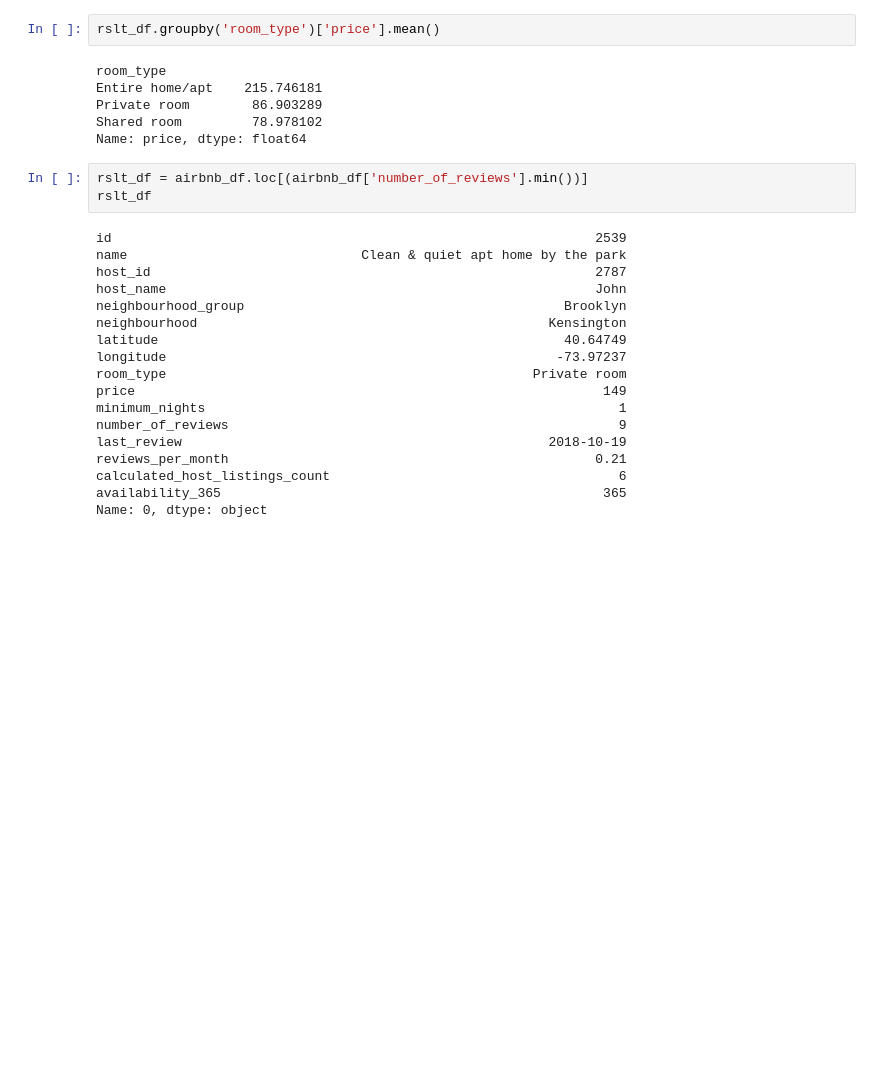
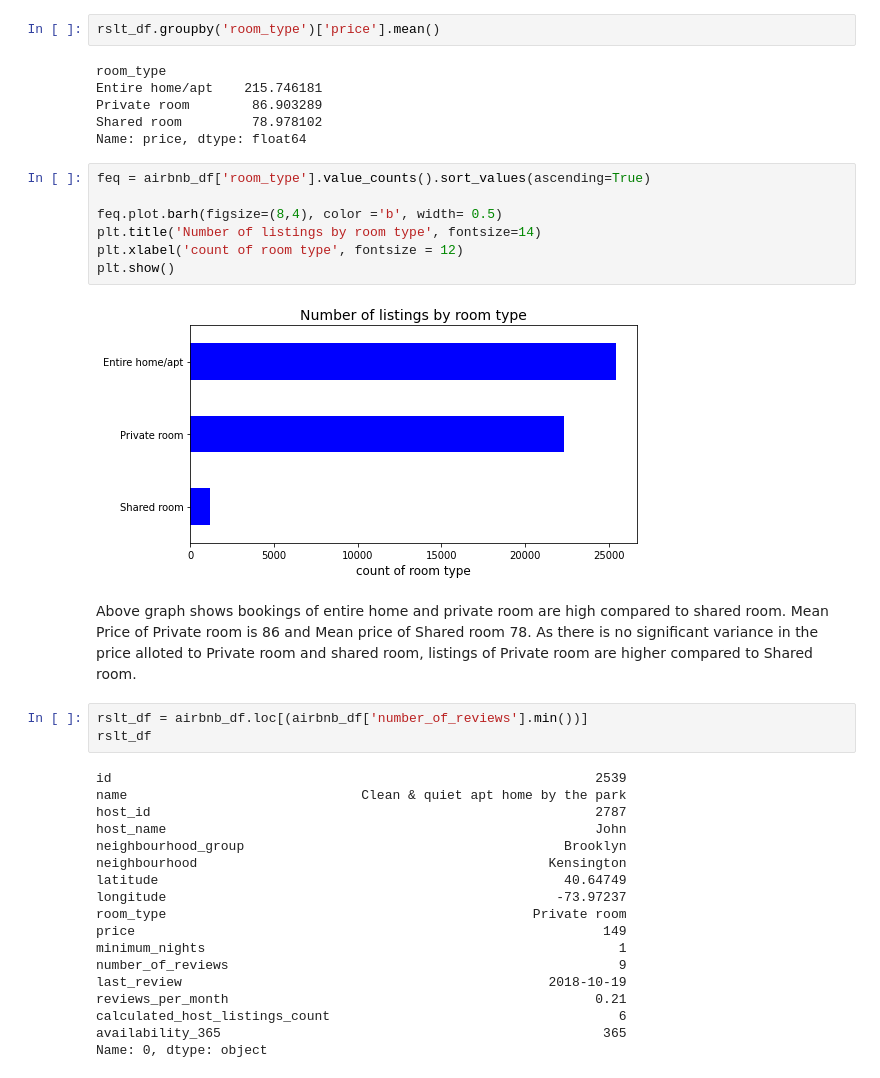
Before and after one commit to Rubina-Fathima/-EDA-Airbnb-NYC-2019-, a Jupyter notebook: Untitled1.ipynb, the cells around one changed output. Cells and saved outputs as stored; diff of their text form; blank space fills up the shorter version.

```diff
--- a/Untitled1.ipynb
+++ b/Untitled1.ipynb
@@ -139,6 +150,18 @@ Entire home/apt    215.746181
 Private room        86.903289
 Shared room         78.978102
 Name: price, dtype: float64
+# %%
+feq = airbnb_df['room_type'].value_counts().sort_values(ascending=True)
+
+feq.plot.barh(figsize=(8,4), color ='b', width= 0.5)
+plt.title('Number of listings by room type', fontsize=14)
+plt.xlabel('count of room type', fontsize = 12)
+plt.show()
+# %% [output]
+[figure, added]
+# %% [markdown]
+Above graph shows bookings of entire home and private room are high compared to shared room. Mean Price of Private room is 86 and Mean price  of Shared room 78.
+As there is no significant variance in the price alloted to Private room and shared room, listings of Private room are higher compared to Shared room.
 # %%
 rslt_df = airbnb_df.loc[(airbnb_df['number_of_reviews'].min())]
 rslt_df
```
Also changed, not shown: parts of 6 cells of this notebook.
